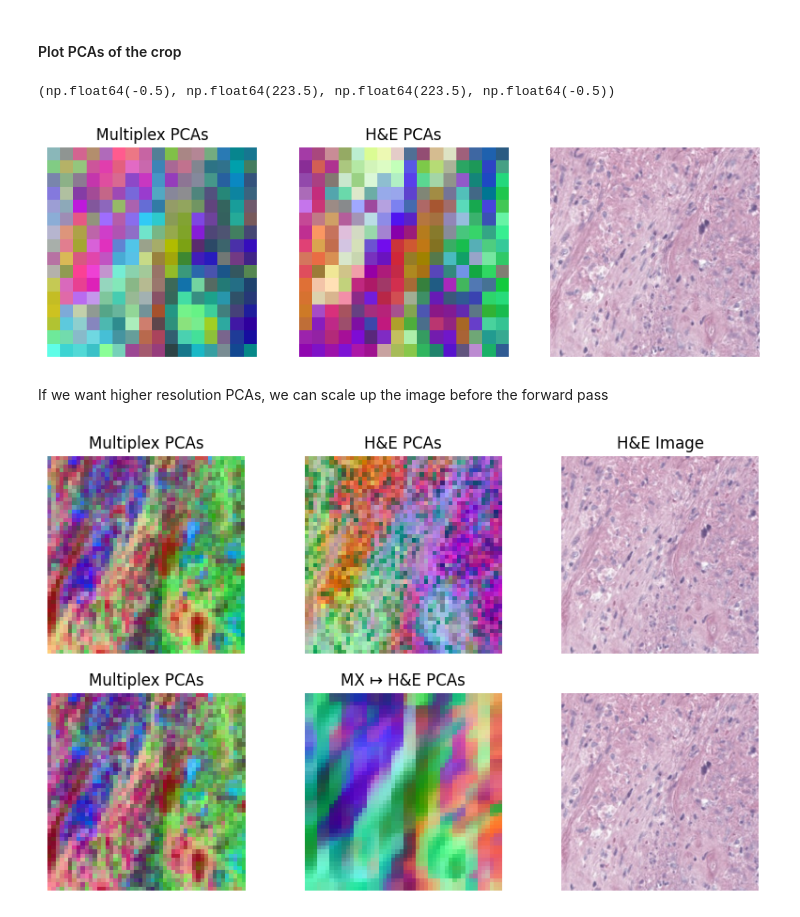
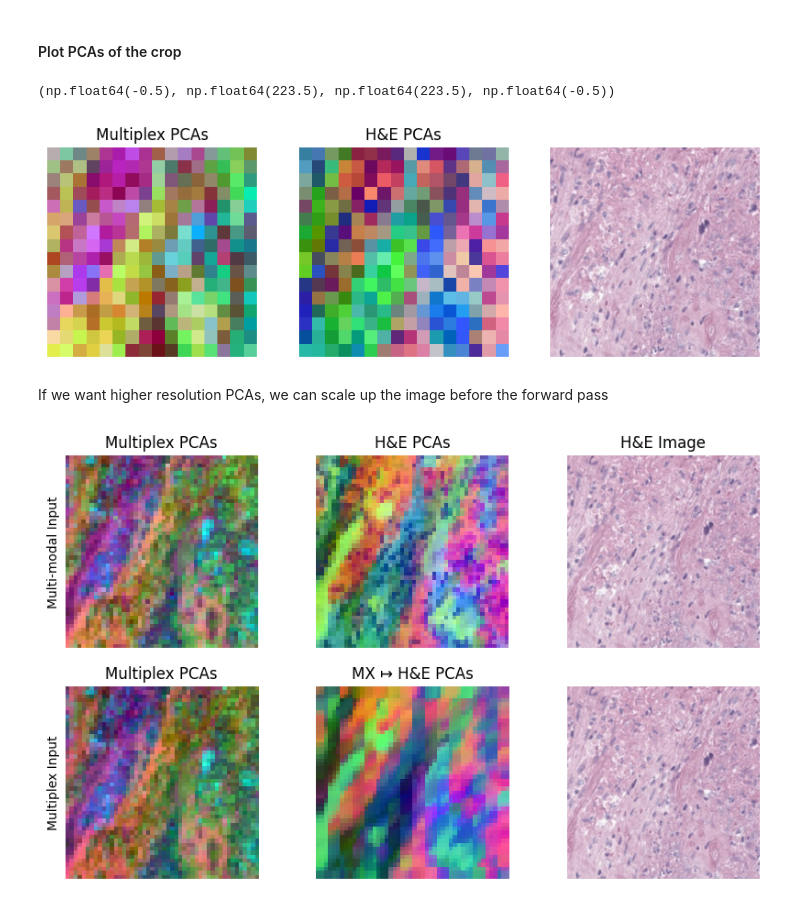
Before and after one commit to bunnelab/virtues-m2, a Jupyter notebook: notebooks/1_inference_PCAs.ipynb, the cells around one changed output. Drawn from its saved outputs; the diff is of its cells as text; code cells hidden in the pictures.

Commit message:
Update for revision. HF ready segmentation + virtual staining models

```diff
--- a/notebooks/1_inference_PCAs.ipynb
+++ b/notebooks/1_inference_PCAs.ipynb
@@ -39,7 +41,7 @@ plt.axis("off")
 esm_embeddings = load_marker_embedding_dict("../example_data/esm_embeddings")
 
 # esm embeddings for channels
-marker_names = pd.read_csv("../example_data/gene_dict.csv")
+marker_names = pd.read_csv("../example_data/gene_dict_lin2023high.csv")
 # %%
 mx_image = mx_image_raw[marker_names["protein_id"].values != "Exclude"]
 uniprot_ids = marker_names["protein_id"].values[marker_names["protein_id"].values != "Exclude"]
@@ -52,9 +54,9 @@ std_he = [0.195, 0.2316, 0.1816]
 he_normalization = transforms.Normalize(mean=mean_he, std=std_he)
 
 # Q99 normalization
-clip_values = pd.read_csv("../example_data/q99.csv")
+clip_values = pd.read_csv("../example_data/q99.csv", index_col=0).loc["lin2023high_zupwxfxb_0000"]
 valid_markers = marker_names["name"].values[marker_names["protein_id"].values != "Exclude"]
-clip_values = torch.tensor(clip_values[valid_markers].values[0])
+clip_values = torch.tensor(clip_values[valid_markers].values)
 # %%
 he_image = he_normalization(he_image_raw.permute(2,0,1)/255.0)
 mx_image = torch.clamp(mx_image, min=torch.zeros_like(mx_image), max=clip_values.view(-1,1,1)) / clip_values.view(-1,1,1)
@@ -63,7 +65,7 @@ mx_image = mx_image.half()
 #### Create Model
 # %%
 marker_embedding_dir = "../example_data/esm_embeddings"
-model = VirTuesM2_HF.from_pretrained("bunnelab/virtues-m2", marker_embedding_dir=marker_embedding_dir, force_download=True)
+model = VirTuesM2_HF.from_pretrained("bunnelab/virtues-m2", marker_embedding_dir=marker_embedding_dir, force_download=True, revision="v2")
 # %% [markdown]
 #### Forward pass through model
 # %%
@@ -111,6 +113,6 @@ axs[2].imshow(he_image_raw)
 axs[2].axis("off")
 # %% [output]
 (np.float64(-0.5), np.float64(223.5), np.float64(223.5), np.float64(-0.5))
-[figure, old version]
+[figure, new version]
 # %% [markdown]
 If we want higher resolution PCAs, we can scale up the image before the forward pass
@@ -148,29 +149,29 @@ mx_he_pca = calc_pca(he_tokens).reshape(int(16 * resize_factor), int(16 * resize
 # %%
 import seaborn as sns
 fig, axs = plt.subplots(2, 3, figsize=(10, 6))
 axs = axs.flatten()
 axs[0].set_title("Multiplex PCAs")
 axs[0].imshow(mm_mx_pca)
 axs[1].set_title("H&E PCAs")
 axs[1].imshow(mm_he_pca)
 axs[2].imshow(he_image_raw)
 axs[2].set_title("H&E Image")
 axs[3].set_title("Multiplex PCAs")
 axs[3].imshow(mx_mx_pca)
 axs[4].set_title("MX ↦ H&E PCAs")
 axs[4].imshow(mx_he_pca)
 axs[5].imshow(he_image_raw)
 
-for ax in axs:
+for ax in axs[[1, 2, 4, 5]]:
     ax.axis("off")
 
 axs[0].set_xticks([])
 axs[0].set_yticks([])
 axs[3].set_xticks([])
 axs[3].set_yticks([])
 axs[0].set_ylabel("Multi-modal Input")
 axs[3].set_ylabel("Multiplex Input")
 sns.despine(ax=axs[0], bottom=True, left=True)
 sns.despine(ax=axs[3], bottom=True, left=True)
 # %% [output]
-[figure, old version]
+[figure, new version]
```
Also changed, not shown: parts of 3 cells of this notebook, 25 other files.
